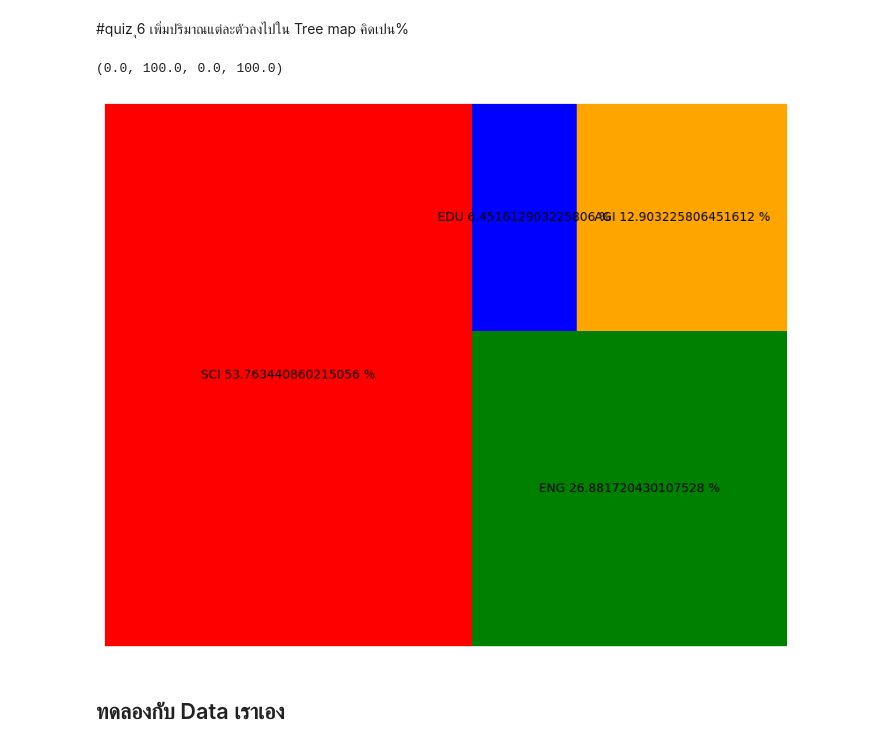
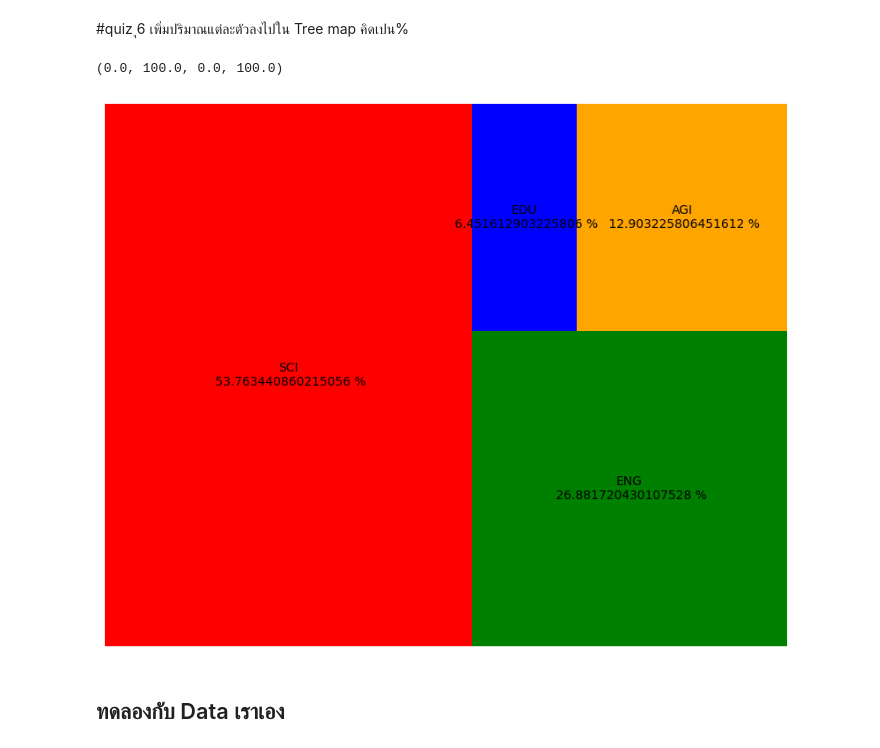
Before and after one commit to Thapanee633020670-2/python_dataviz2023, a Jupyter notebook: DataViz04_Data_Comparison.ipynb, the cells around one changed output. Cells and saved outputs as stored; diff of their text form; code cells hidden in the pictures.

```diff
--- a/DataViz04_Data_Comparison.ipynb
+++ b/DataViz04_Data_Comparison.ipynb
@@ -654,16 +654,16 @@ val_c1
 # %%
 a= (100*500)/930
 b= (100*250)/930
 c= (100*60)/930
 d= (100*120)/930
-labels = [f'SCI {a} %', f'ENG {b} %', f'EDU {c} %', f'AGI {d} %']
+labels = [f'SCI\n {a} %', f'ENG\n {b} %', f'EDU\n {c} %', f'AGI\n {d} %']
 data = [500, 250, 60, 120]
 color = ['red', 'green', 'blue', 'orange']
 squarify.plot(data,color=color,label = labels)
 plt.axis('off')
 # %% [output]
 (0.0, 100.0, 0.0, 100.0)
-[figure, old version]
+[figure, new version]
 # %% [markdown]
 ## ทดลองกับ Data เราเอง
 # %%
```
